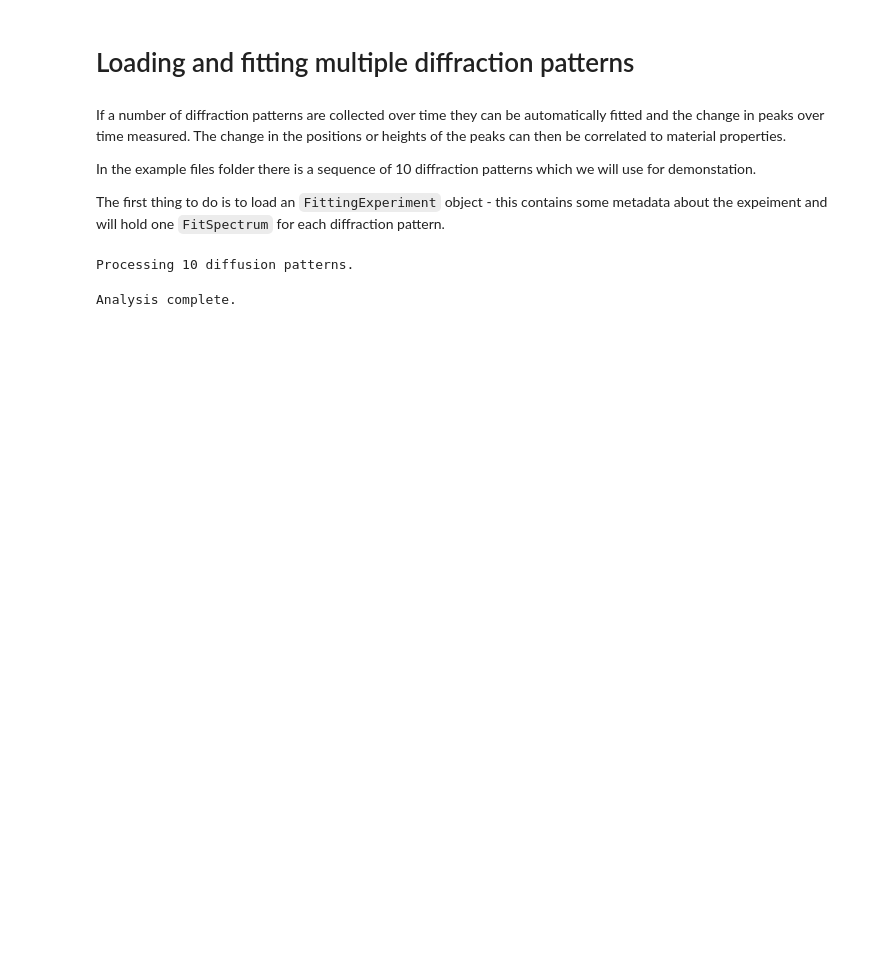
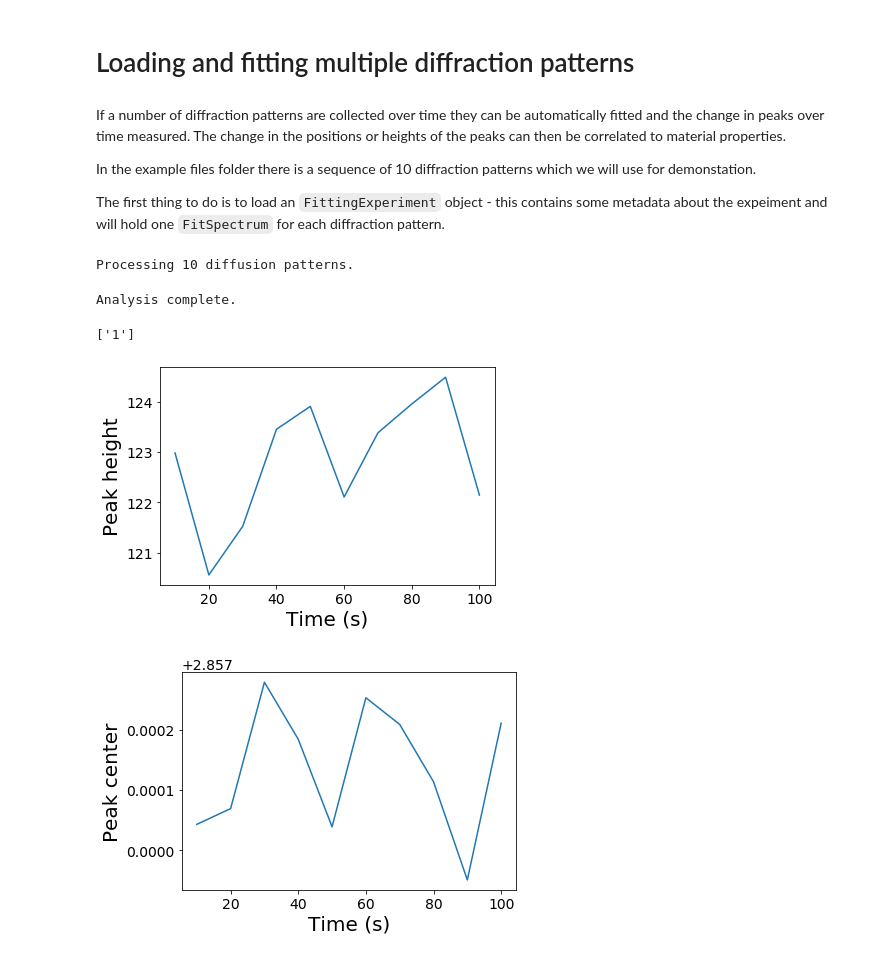
Before and after one commit to LightForm-group/xrdfit, a Jupyter notebook: tutorial notebooks/3 - Fitting peaks over time.ipynb, the cells around one changed output. Drawn from its saved outputs; the diff is of its cells as text; code cells hidden in the pictures; blank space fills up the shorter version.

Commit message:
Add plot_fit_property method.
Allows plotting fit parameters as a function of time for analysed
time series.

```diff
--- a/tutorial notebooks/3 - Fitting peaks over time.ipynb
+++ b/tutorial notebooks/3 - Fitting peaks over time.ipynb
@@ -30,3 +30,13 @@ experiment.run_analysis()
 # %% [output]
 Processing 10 diffusion patterns.
 Analysis complete.
+# %%
+print(experiment.list_fits())
+
+for peak_label in experiment.list_fits():
+    experiment.plot_fit_property(peak_label, "height")
+    experiment.plot_fit_property(peak_label, "center")
+# %% [output]
+['1']
+[figure, added]
+[figure, added]
```
Also changed, not shown: 1 other file.
